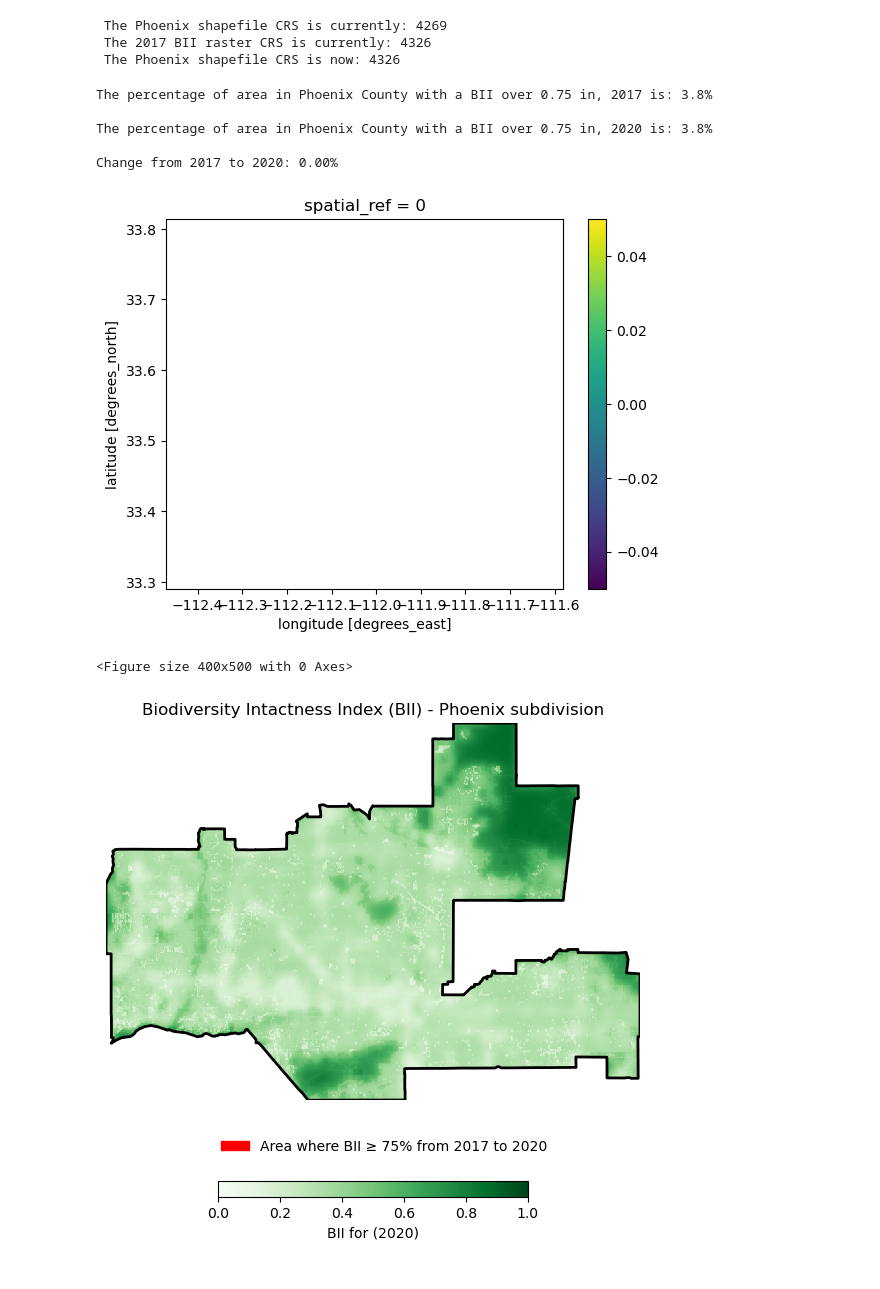
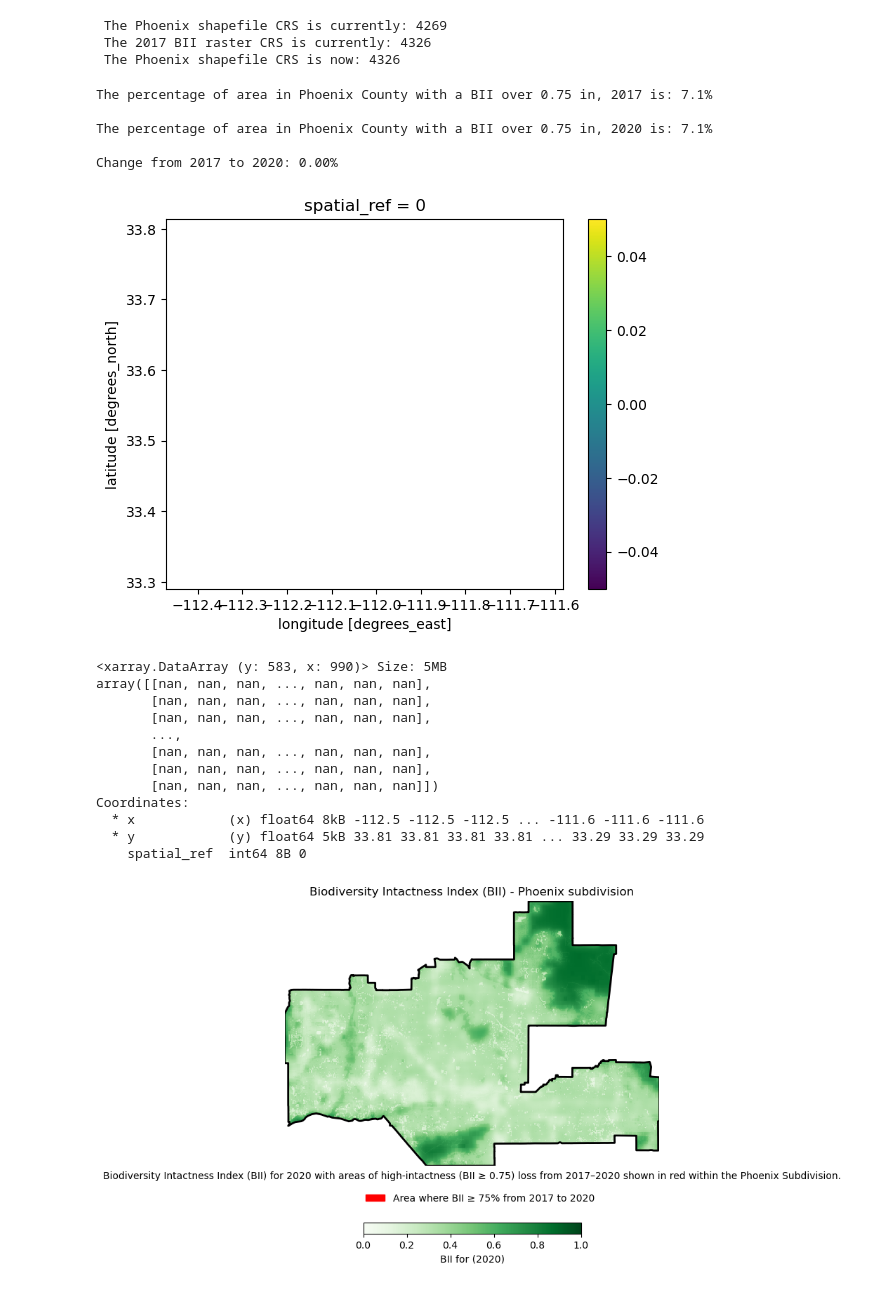
Before and after one commit to IIDonaji/urban-sprawl-biodiversity-phoenix, a Jupyter notebook: BII_Phoenix.ipynb, the cells around one changed output. Cells and saved outputs as stored; diff of their text form; code cells hidden in the pictures.

```diff
--- a/BII_Phoenix.ipynb
+++ b/BII_Phoenix.ipynb
@@ -169,7 +169,7 @@ Extent: <pystac.collection.Extent object at 0x...>
     - Use the 2017 and 2020 rasters covering the Phoenix subdivision time range.
 # %%
 # Temporal range of interest (BII rasters 4-year window)
-time_range = "2017-01-01/2020-01-01"
+time_range = "2017-01-01/2017-12-31"
 
 # Define bbox around Phoenix subdivision
 bbox = [-112.826843, 32.974108, -111.184387, 33.863574]
@@ -227,13 +227,13 @@ print(f" The Phoenix shapefile CRS is now: {phoenix.crs.to_epsg()}")
  The Phoenix shapefile CRS is now: 4326
 # %%
 # Clip small region to polygon
-phoenix_geom = list(phoenix.geometry)
+#phoenix_geom = list(phoenix.geometry)
 
 # Clipping 2017 BII raster to the Phoenix polygon
-phoenix_clip_2017 = bii_2017.rio.clip(phoenix_geom, crs=phoenix.crs, drop=True)
+phoenix_clip_2017 = bii_2017.rio.clip(phoenix.geometry, crs=phoenix.crs, drop=True)
 
 # Performing this same step for the 2020 data:
-phoenix_clip_2020 = bii_2020.rio.clip(phoenix_geom, crs=phoenix.crs, drop=True)
+phoenix_clip_2020 = bii_2020.rio.clip(phoenix.geometry, crs=phoenix.crs, drop=True)
 # %%
 # Create a masks to finds the values where for BII >= 0.75
 mask_2017 = phoenix_clip_2017 >= 0.75
@@ -254,14 +254,14 @@ prt_2020 = (mask_2020.sum().item()
 
 # viewing percentages:
 pct_text = "The percentage of area in Phoenix County with a BII over 0.75 in"
-print(f"{pct_text}, 2017 is: {percent_2017:.2}%")
-print(f"\n{pct_text}, 2020 is: {percent_2020:.2}%")
-change = percent_2020 - percent_2017
+print(f"{pct_text}, 2017 is: {prt_2017:.2}%")
+print(f"\n{pct_text}, 2020 is: {prt_2020:.2}%")
+change = prt_2020 - prt_2017
 print(f"\nChange from 2017 to 2020: {change:.2f}%")
 # %% [output]
-The percentage of area in Phoenix County with a BII over 0.75 in, 2017 is: 3.8%
+The percentage of area in Phoenix County with a BII over 0.75 in, 2017 is: 7.1%
 
-The percentage of area in Phoenix County with a BII over 0.75 in, 2020 is: 3.8%
+The percentage of area in Phoenix County with a BII over 0.75 in, 2020 is: 7.1%
 
 Change from 2017 to 2020: 0.00%
 # %%
@@ -272,12 +272,26 @@ diff_mask = mask_2017 ^ mask_2020
 loss_numeric = diff_mask.where(diff_mask, other = np.nan)
 
 # Plot loss areas to visualize where BII changed
-loss_numeric.plot()
-plt.figure(figsize=(4,5))
+fig, ax = plt.subplots()
+loss_numeric.plot(ax =ax)
+#plt.figure(figsize=(4,5))
 plt.show()
+
+loss_numeric
 # %% [output]
 [figure]
-<Figure size 400x500 with 0 Axes>
+<xarray.DataArray (y: 583, x: 990)> Size: 5MB
+array([[nan, nan, nan, ..., nan, nan, nan],
+       [nan, nan, nan, ..., nan, nan, nan],
+       [nan, nan, nan, ..., nan, nan, nan],
+       ...,
+       [nan, nan, nan, ..., nan, nan, nan],
+       [nan, nan, nan, ..., nan, nan, nan],
+       [nan, nan, nan, ..., nan, nan, nan]])
+Coordinates:
+  * x            (x) float64 8kB -112.5 -112.5 -112.5 ... -111.6 -111.6 -111.6
+  * y            (y) float64 5kB 33.81 33.81 33.81 33.81 ... 33.29 33.29 33.29
+    spatial_ref  int64 8B 0
 # %%
 #  Calculate the BII loss
 bii_loss = mask_2017 == 1 & (~mask_2020 == 0)
@@ -303,31 +317,38 @@ loss_numeric.plot(
                   cmap = "Reds", # our predefined colormap object
                   add_colorbar = False # we're going to make a custom legend, so we don't want the default one
 )
 
 # Define legend for patch
 loss_patch = mpatches.Patch(color = "red",
                                    label = "Area where BII ≥ 75% from 2017 to 2020")
 
 
 
 # Phoenix polygon outline layer
 phoenix.plot(ax = ax, # share axes (on the same plot as everything else)
              color = "none", # transparent fill, we just want the outline
              edgecolor = "black",
              linewidth = 2
             )
 
 
 # Legend
 # update legend, add in BII loss patch
 ax.legend(handles = [loss_patch],
           frameon = False,
           bbox_to_anchor = (0.85, -0.07))
 
 # Titles
 ax.set_title("Biodiversity Intactness Index (BII) - Phoenix subdivision")
 
+# Set a caption with annotate()
+ax.annotate("Biodiversity Intactness Index (BII) for 2020 with areas of high-intactness (BII ≥ 0.75) loss from 2017–2020 shown in red within the Phoenix Subdivision.",
+            xy =(0.5, -0.05), # Position relative to axis (off from center, push up)
+            xycoords ="axes fraction", # Recognize coordinate placement as fraction of axis size
+            ha ="center", # Center
+            fontsize = 10 # Font size
+)
 
 plt.show()
 # %% [output]
-[figure, old version]
+[figure, new version]
```
Also changed, not shown: parts of 3 cells of this notebook, 1 other file.
